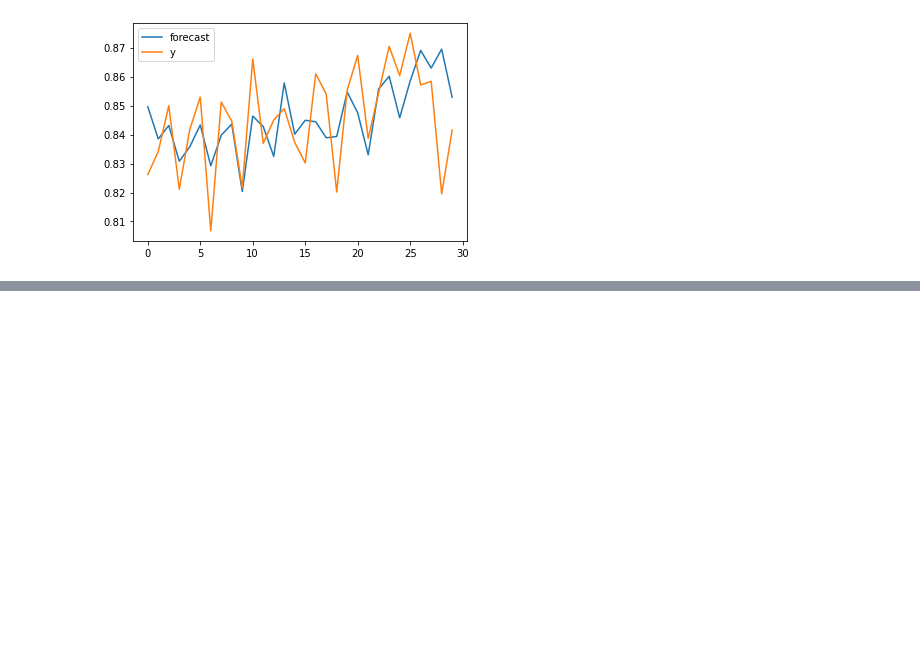
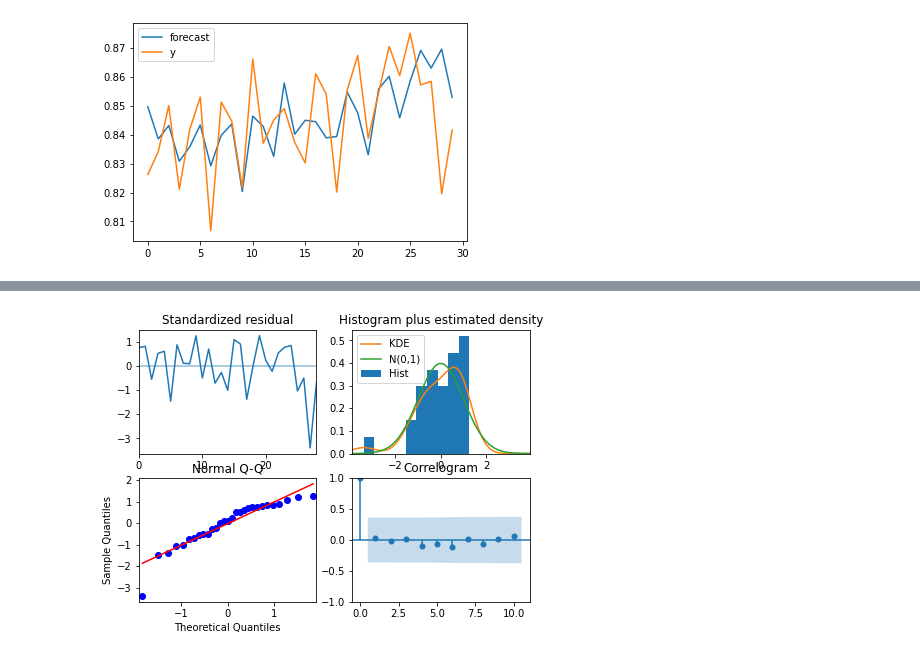
Before and after one commit to claralga/StatApp, a Jupyter notebook: Abstention temp.ipynb, the cells around one changed output, grey strips where cells are left out. Drawn from its saved outputs; the diff is of its cells as text; code cells hidden in the pictures; blank space fills up the shorter version.

Commit message:
ARIMA

```diff
--- a/Abstention temp.ipynb
+++ b/Abstention temp.ipynb
@@ -374,0 +379,20 @@ plt.show()
+# %%
+from statsmodels.tsa.arima_model import ARIMA
+import pmdarima as pm
+
+df = df_sans_drop
+
+model = pm.auto_arima(df.values, start_p=1, start_q=1,
+                      test='adf',       # use adftest to find optimal 'd'
+                      max_p=3, max_q=3, # maximum p and q
+                      m=12,              # frequency of series : m=12 for monthly data
+                      d=None,           # let model determine 'd'
+                      seasonal=False,   # No Seasonality
+                      start_P=0,
+                      D=0,
+                      trace=True,
+                      error_action='ignore',
+                      suppress_warnings=True,
+                      stepwise=True)
+
+print(model.summary())
@@ -374,0 +417,5 @@ plt.show()
+# %%
+model.plot_diagnostics(figsize=(7,5))
+plt.show()
+# %% [output]
+[figure, added]
```
Also changed, not shown: parts of 5 cells of this notebook.
